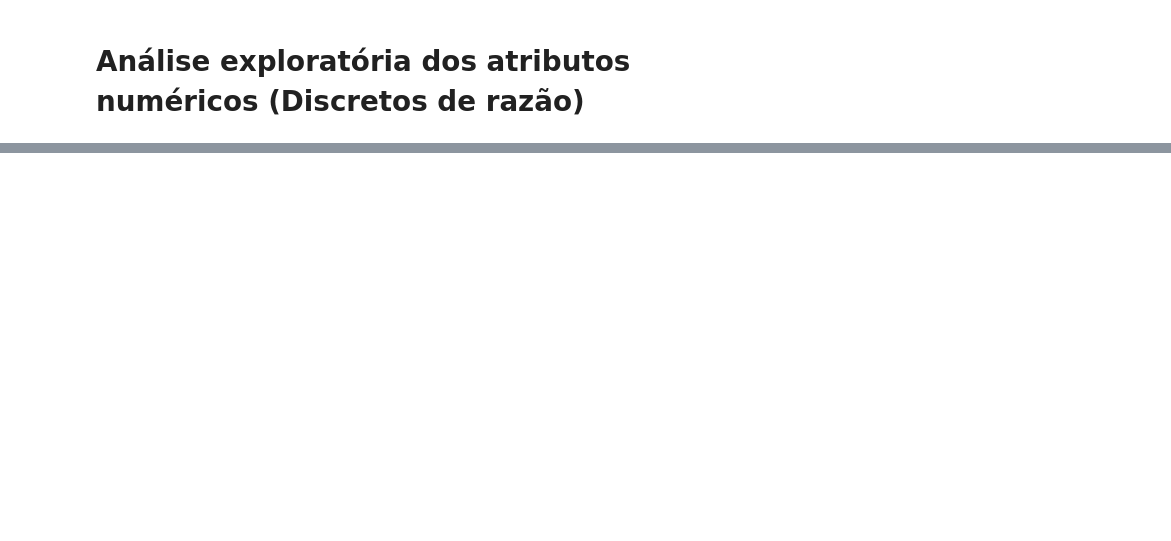
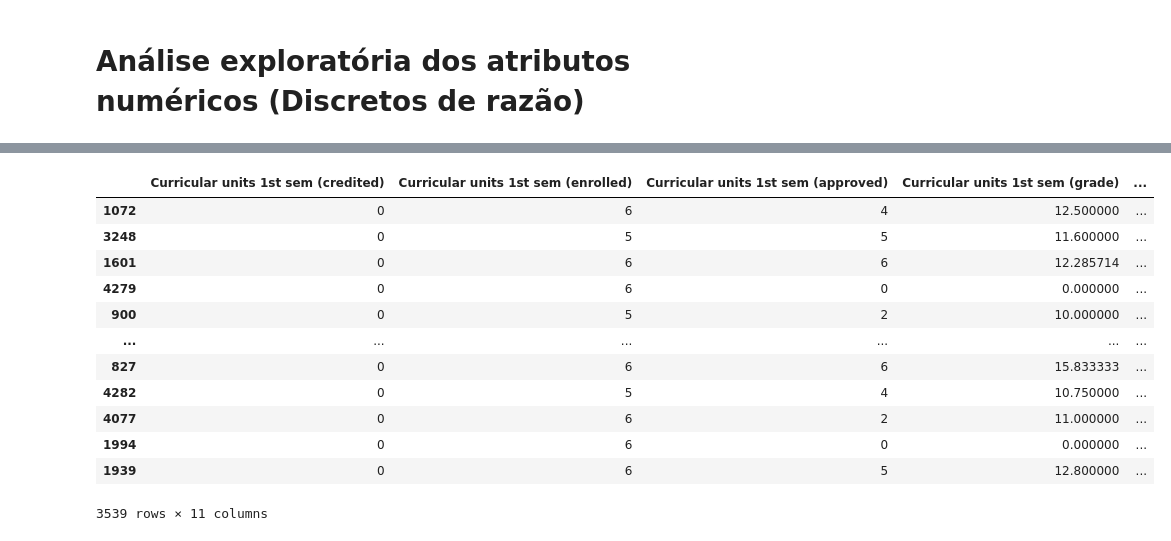
Before and after one commit to felmateos/student-dropout-prediction, a Jupyter notebook: exploratory_analysis/numerical.ipynb, the cells around one changed output, grey strips where cells are left out. Drawn from its saved outputs; the diff is of its cells as text; code cells hidden in the pictures; blank space fills up the shorter version.

```diff
--- a/exploratory_analysis/numerical.ipynb
+++ b/exploratory_analysis/numerical.ipynb
@@ -45,0 +51,8 @@ plt.show()
+# %%
+X_train_targetless = sm.add_constant(X_train_targetless)
+
+vif_data = pd.DataFrame()
+vif_data["Feature"] = X_train_targetless.columns
+vif_data["VIF"] = [variance_inflation_factor(X_train_targetless.values, i) for i in range(X_train_targetless.shape[1])]
+
+print(vif_data[vif_data['VIF'] > 5])
@@ -45,0 +101,17 @@ plt.show()
+# %%
+X_train_drop_candidates = X_train[drop_candidates]
+X_train_drop_candidates
+# %% [output]
+|  | Curricular units 1st sem (credited) | Curricular units 1st sem (enrolled) | Curricular units 1st sem (approved) | Curricular units 1st sem (grade) | ... |
+| 1072 | 0 | 6 | 4 | 12.500000 | ... |
+| 3248 | 0 | 5 | 5 | 11.600000 | ... |
+| 1601 | 0 | 6 | 6 | 12.285714 | ... |
+| 4279 | 0 | 6 | 0 | 0.000000 | ... |
+| 900 | 0 | 5 | 2 | 10.000000 | ... |
+| ... | ... | ... | ... | ... | ... |
+| 827 | 0 | 6 | 6 | 15.833333 | ... |
+| 4282 | 0 | 5 | 4 | 10.750000 | ... |
+| 4077 | 0 | 6 | 2 | 11.000000 | ... |
+| 1994 | 0 | 6 | 0 | 0.000000 | ... |
+| 1939 | 0 | 6 | 5 | 12.800000 | ... |
+3539 rows × 11 columns
```
Also changed, not shown: parts of 18 cells of this notebook, 4 other files.
